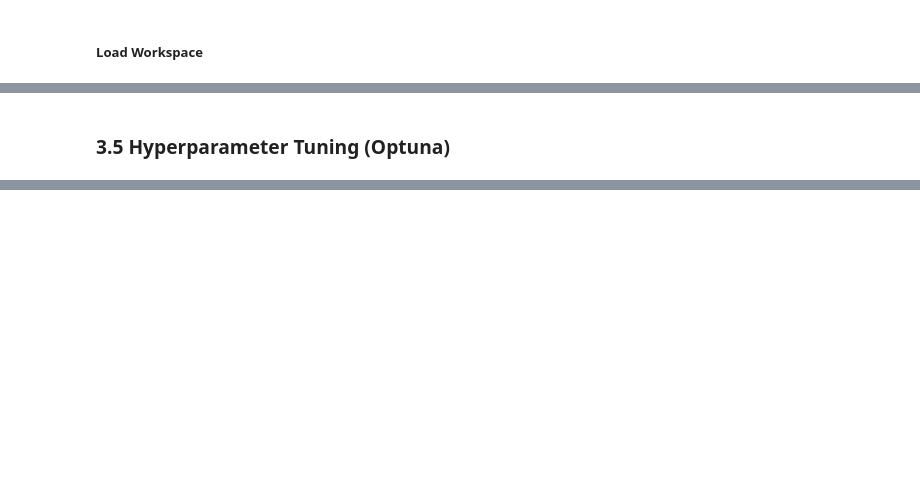
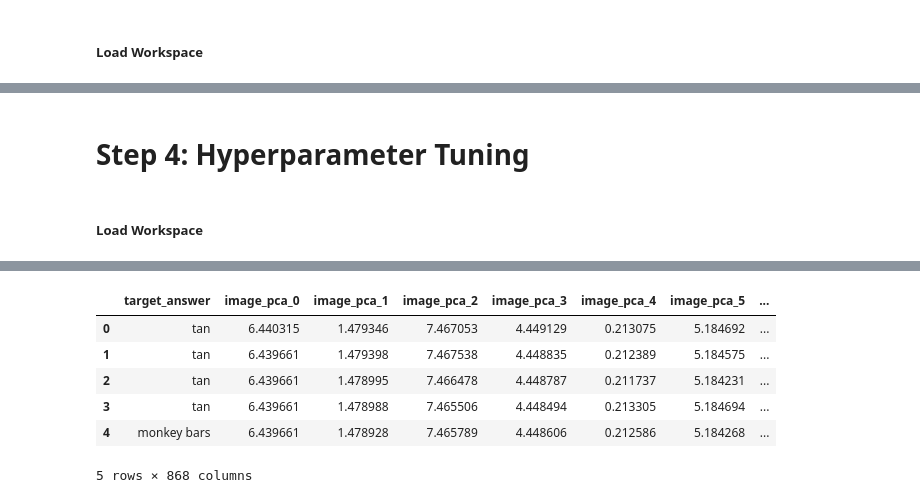
Before and after one commit to nilanahar/MMAI_894_DeepLearning_Project_TeamRosedale, a Jupyter notebook: MMAI_894_Team_Project.ipynb, the cells around one changed output, grey strips where cells are left out. Drawn from its saved outputs; the diff is of its cells as text; code cells hidden in the pictures; blank space fills up the shorter version.

```diff
--- a/MMAI_894_Team_Project.ipynb
+++ b/MMAI_894_Team_Project.ipynb
@@ -797,2 +893,2 @@ history = model.fit(train_inputs, train_labels, validation_data=(valid_inputs, v
 # %% [markdown]
-### 3.5 Hyperparameter Tuning (Optuna)
+# Step 4: Hyperparameter Tuning
@@ -801,0 +895,11 @@ print(f'Validation Loss: {validation_loss}, Validation Accuracy: {validation_acc
+# %% [markdown]
+##### Load Workspace
+# %%
+from tensorflow.keras.models import load_model
+model = load_model('/content/drive/MyDrive/Colab Notebooks/894/Training/(5)_SimpleModel_3.4.h5')
+
+df_train = joblib.load("/content/drive/MyDrive/Colab Notebooks/894/Training/(4)_dfTrain_3.2.joblib")
+df_valid = joblib.load("/content/drive/MyDrive/Colab Notebooks/894/Validation/(4)_dfValid_3.2.joblib")
+
+df_train.head()
+# %% [output]
@@ -801,0 +907,7 @@ print(f'Validation Loss: {validation_loss}, Validation Accuracy: {validation_acc
+|  | target_answer | image_pca_0 | image_pca_1 | image_pca_2 | image_pca_3 | image_pca_4 | image_pca_5 | ... |
+| 0 | tan | 6.440315 | 1.479346 | 7.467053 | 4.449129 | 0.213075 | 5.184692 | ... |
+| 1 | tan | 6.439661 | 1.479398 | 7.467538 | 4.448835 | 0.212389 | 5.184575 | ... |
+| 2 | tan | 6.439661 | 1.478995 | 7.466478 | 4.448787 | 0.211737 | 5.184231 | ... |
+| 3 | tan | 6.439661 | 1.478988 | 7.465506 | 4.448494 | 0.213305 | 5.184694 | ... |
+| 4 | monkey bars | 6.439661 | 1.478928 | 7.465789 | 4.448606 | 0.212586 | 5.184268 | ... |
+5 rows × 868 columns
```
Also changed, not shown: parts of 24 cells of this notebook.
